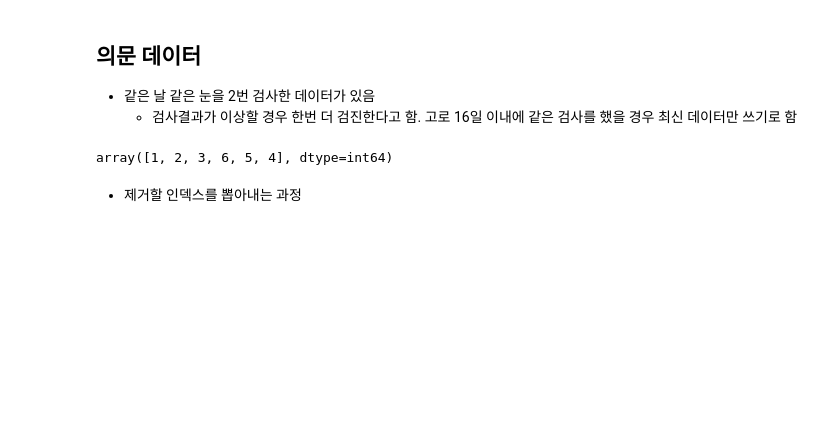
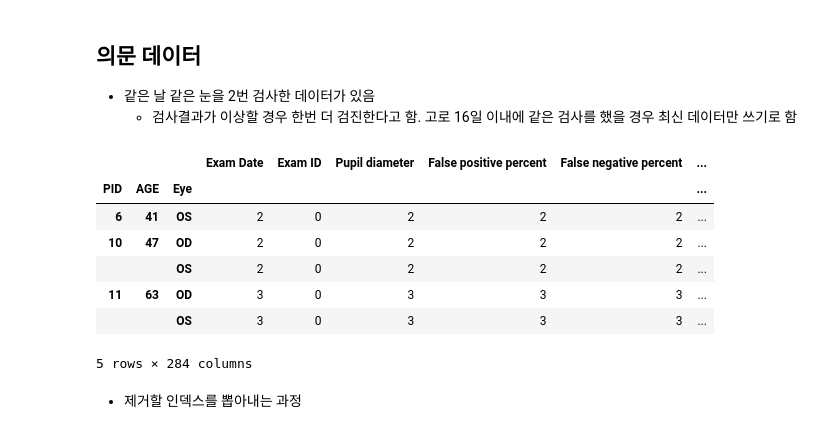
Before and after one commit to herjh0405/Glaucoma, a Jupyter notebook: 001. Data_Preprocessing&Visualization.ipynb, the cells around one changed output. Cells and saved outputs as stored; diff of their text form; code cells hidden in the pictures; blank space fills up the shorter version.

```diff
--- a/001. Data_Preprocessing&Visualization.ipynb
+++ b/001. Data_Preprocessing&Visualization.ipynb
@@ -58,9 +66,16 @@ pid_list = list(df_sort2['PID'].unique())
 * 같은 날 같은 눈을 2번 검사한 데이터가 있음
     * 검사결과가 이상할 경우 한번 더 검진한다고 함. 고로 16일 이내에 같은 검사를 했을 경우 최신 데이터만 쓰기로 함
 # %%
-df_sort2.groupby(['PID','AGE','Eye']).count()['Exam Date'].unique()
+df_sort2.groupby(['PID','AGE','Eye']).count()[df_sort2.groupby(['PID','AGE','Eye']).count()['Exam Date']>=2].head()
 # %% [output]
+|  |  |  | Exam Date | Exam ID | Pupil diameter | False positive percent | False negative percent | ... |
+| PID | AGE | Eye |  |  |  |  |  | ... |
+| 6 | 41 | OS | 2 | 0 | 2 | 2 | 2 | ... |
+| 10 | 47 | OD | 2 | 0 | 2 | 2 | 2 | ... |
+|  |  | OS | 2 | 0 | 2 | 2 | 2 | ... |
+| 11 | 63 | OD | 3 | 0 | 3 | 3 | 3 | ... |
+|  |  | OS | 3 | 0 | 3 | 3 | 3 | ... |
-array([1, 2, 3, 6, 5, 4], dtype=int64)
+5 rows × 284 columns
 # %% [markdown]
 * 제거할 인덱스를 뽑아내는 과정
 # %%
```
Also changed, not shown: parts of 5 cells of this notebook, 3 other files.
